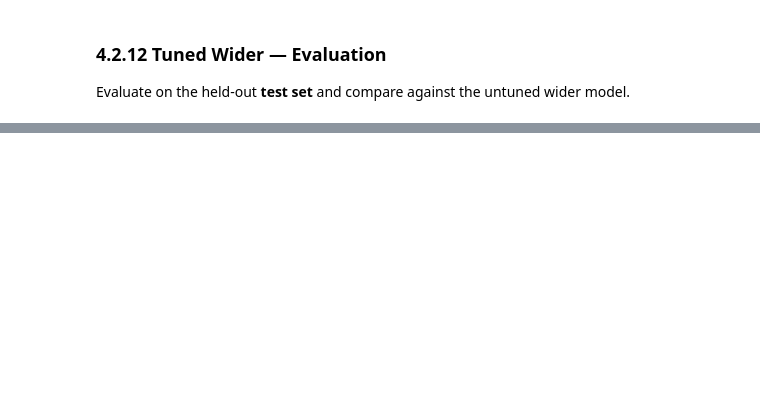
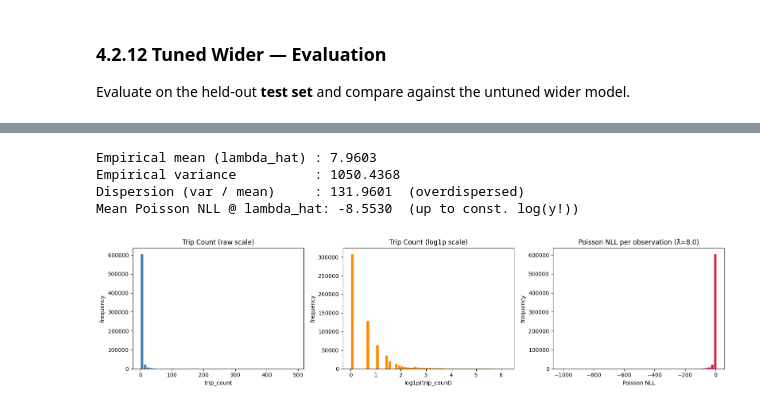
Before and after one commit to ge02/AAA_TA_2026, a Jupyter notebook: notebooks/05_Predictions/05_02_Neural_Networks_CA_1h.ipynb, the cells around one changed output, grey strips where cells are left out. Saved outputs shown, nothing was run; the diff lists cells and outputs as text; code cells hidden in the pictures; blank space fills up the shorter version.

```diff
--- a/notebooks/05_Predictions/05_02_Neural_Networks_CA_1h.ipynb
+++ b/notebooks/05_Predictions/05_02_Neural_Networks_CA_1h.ipynb
@@ -1612,0 +2320,46 @@ print(pd.read_csv(RESULTS_PATH).tail(len(results_df)).to_string(index=False))
+# %%
+# # # # # # # # # # # # # # # # # # # # # #
+#                                         #
+# Visualization: Trip Count Distribution   #
+#                                         #
+# # # # # # # # # # # # # # # # # # # # # #
+
+import matplotlib.pyplot as plt
+
+y_all       = data[TARGET_COL].values.astype(float)
+lambda_hat  = y_all.mean()
+dispersion  = y_all.var() / lambda_hat          # >1 indicates overdispersion vs. Poisson
+
+# per-observation Poisson NLL at the fitted rate lambda_hat (up to the constant log(y!) term)
+poisson_nll = lambda_hat - y_all * np.log(lambda_hat)
+
+print(f"Empirical mean (lambda_hat) : {lambda_hat:.4f}")
+print(f"Empirical variance          : {y_all.var():.4f}")
+print(f"Dispersion (var / mean)     : {dispersion:.4f}  ({'overdispersed' if dispersion > 1 else 'underdispersed / Poisson-consistent'})")
+print(f"Mean Poisson NLL @ lambda_hat: {poisson_nll.mean():.4f}  (up to const. log(y!))")
+
+fig, axes = plt.subplots(1, 3, figsize=(16, 4))
+
+axes[0].hist(y_all, bins=50, color="steelblue", edgecolor="white")
+axes[0].set_title("Trip Count (raw scale)")
+axes[0].set_xlabel("trip_count")
+axes[0].set_ylabel("frequency")
+
+axes[1].hist(np.log1p(y_all), bins=50, color="darkorange", edgecolor="white")
+axes[1].set_title("Trip Count (log1p scale)")
+axes[1].set_xlabel("log1p(trip_count)")
+axes[1].set_ylabel("frequency")
+
+axes[2].hist(poisson_nll, bins=50, color="crimson", edgecolor="white")
+axes[2].set_title(f"Poisson NLL per observation (λ̂={lambda_hat:.1f})")
+axes[2].set_xlabel("Poisson NLL")
+axes[2].set_ylabel("frequency")
+
+plt.tight_layout()
+plt.show()
+# %% [output]
+Empirical mean (lambda_hat) : 7.9603
+Empirical variance          : 1050.4368
+Dispersion (var / mean)     : 131.9601  (overdispersed)
+Mean Poisson NLL @ lambda_hat: -8.5530  (up to const. log(y!))
+[figure, added]
```
Also changed, not shown: parts of 39 cells of this notebook, 1 other file.
